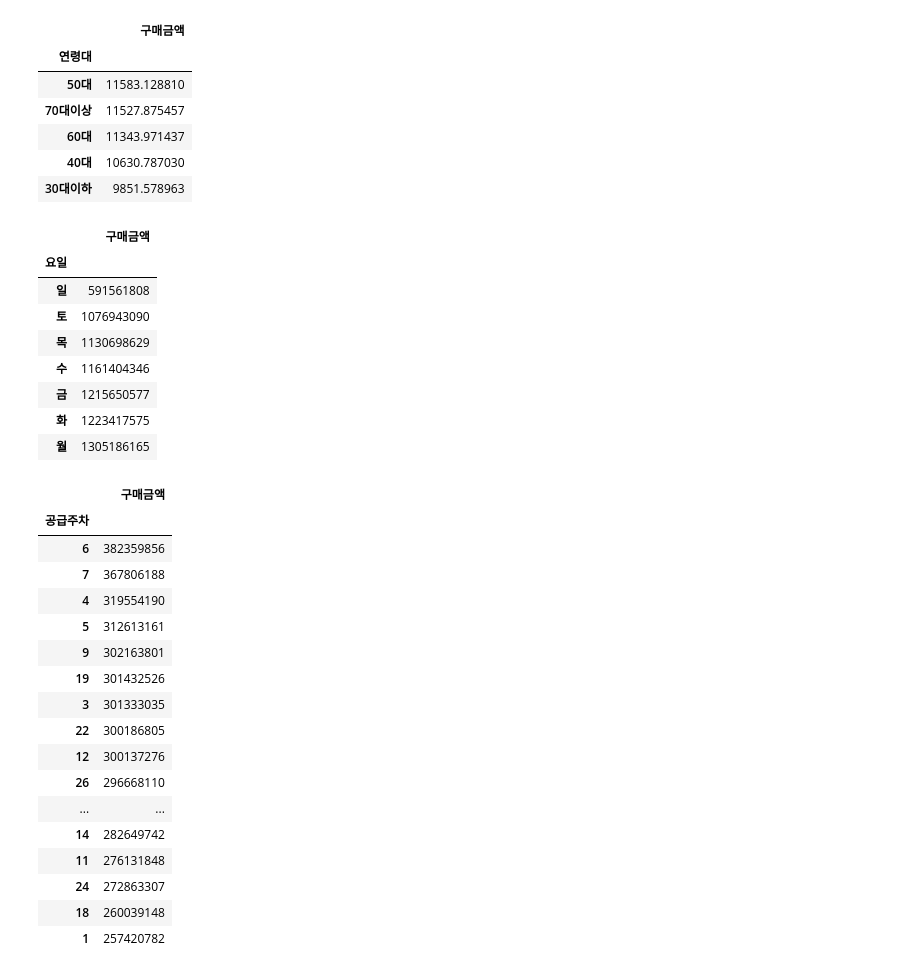
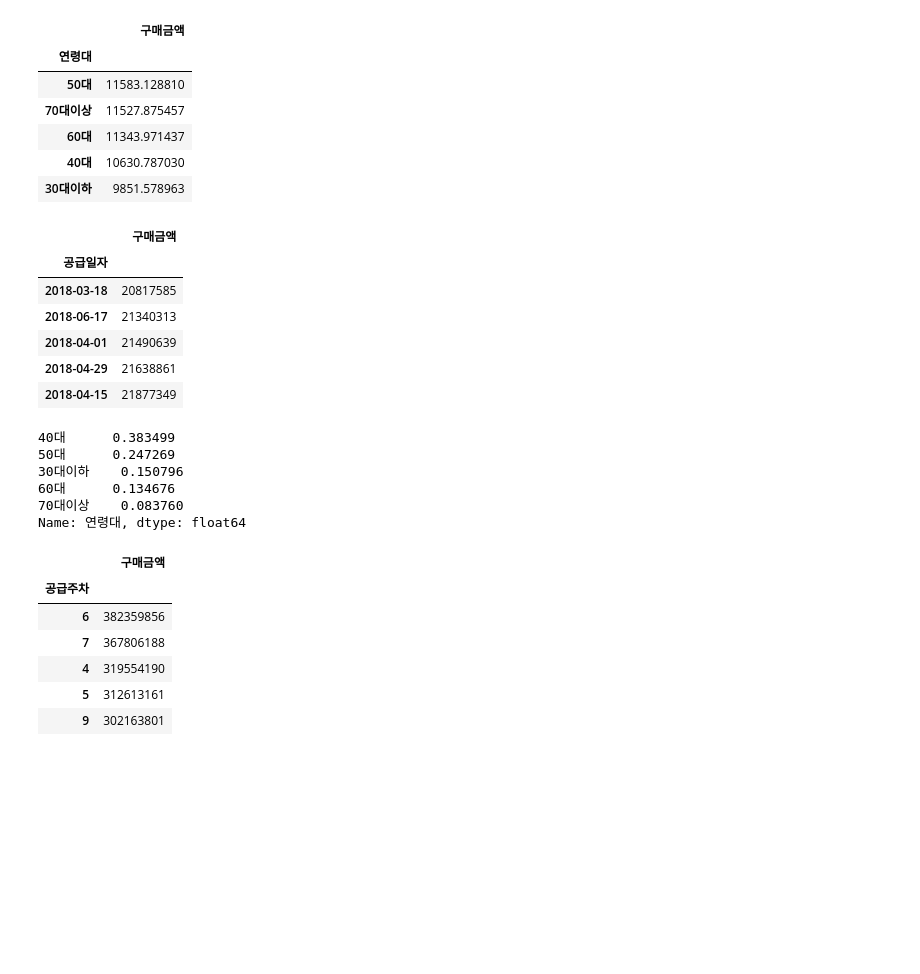
Before and after one commit to sener7106/TIL, a Jupyter notebook: Code/Exercise3.ipynb, the cells around one changed output. Drawn from its saved outputs; the diff is of its cells as text; code cells hidden in the pictures; blank space fills up the shorter version.

```diff
--- a/Code/Exercise3.ipynb
+++ b/Code/Exercise3.ipynb
@@ -137,36 +130,32 @@ pd.pivot_table(data = table1, index = '연령대', values = '구매금액').sort
 | 30대이하 | 9851.578963 |
 # %%
 #Example 3- 9
-pd.pivot_table(data = table1, index = '요일', values = '구매금액', aggfunc='sum').sort_values(by = '구매금액', ascending = True)
+pd.pivot_table(data = table1, index = '공급일자', values = '구매금액', aggfunc='sum').sort_values(by = '구매금액', ascending = True).head()
 # %% [output]
 |  | 구매금액 |
-| 요일 |  |
-| 일 | 591561808 |
-| 토 | 1076943090 |
-| 목 | 1130698629 |
-| 수 | 1161404346 |
-| 금 | 1215650577 |
-| 화 | 1223417575 |
-| 월 | 1305186165 |
+| 공급일자 |  |
+| 2018-03-18 | 20817585 |
+| 2018-06-17 | 21340313 |
+| 2018-04-01 | 21490639 |
+| 2018-04-29 | 21638861 |
+| 2018-04-15 | 21877349 |
+# %%
+table1['연령대'].value_counts(normalize = True)
+# %% [output]
+40대      0.383499
+50대      0.247269
+30대이하    0.150796
+60대      0.134676
+70대이상    0.083760
+Name: 연령대, dtype: float64
 # %%
 #Ex 3-10
-pd.pivot_table(data = table1, index = '공급주차', values = '구매금액', aggfunc = 'sum').sort_values(by = '구매금액', ascending = False)
+pd.pivot_table(data = table1, index = '공급주차', values = '구매금액', aggfunc = 'sum').sort_values(by = '구매금액', ascending = False).head()
 # %% [output]
 |  | 구매금액 |
 | 공급주차 |  |
 | 6 | 382359856 |
 | 7 | 367806188 |
 | 4 | 319554190 |
 | 5 | 312613161 |
 | 9 | 302163801 |
-| 19 | 301432526 |
-| 3 | 301333035 |
-| 22 | 300186805 |
-| 12 | 300137276 |
-| 26 | 296668110 |
-| ... | ... |
-| 14 | 282649742 |
-| 11 | 276131848 |
-| 24 | 272863307 |
-| 18 | 260039148 |
-| 1 | 257420782 |
```
Also changed, not shown: parts of 2 cells of this notebook, 4 other files.
